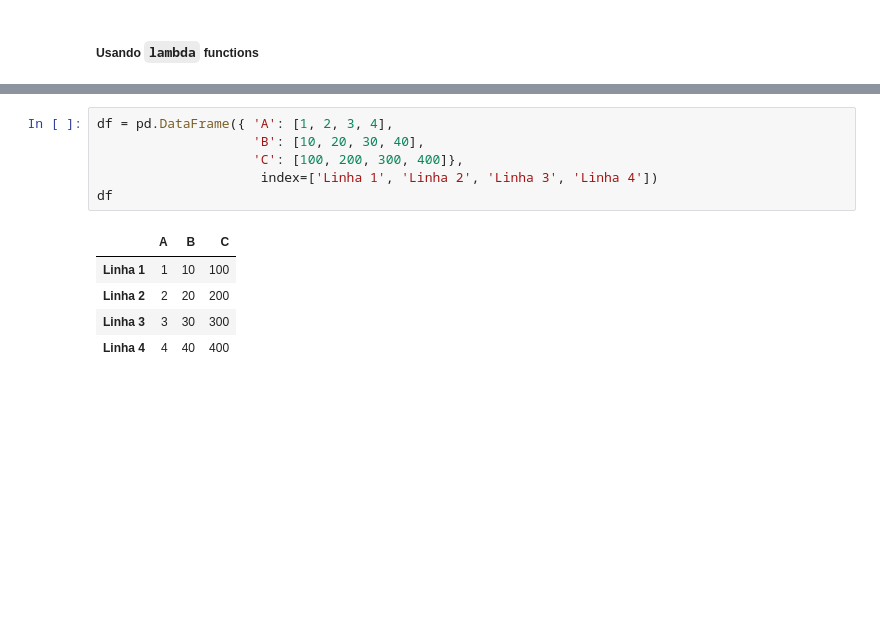
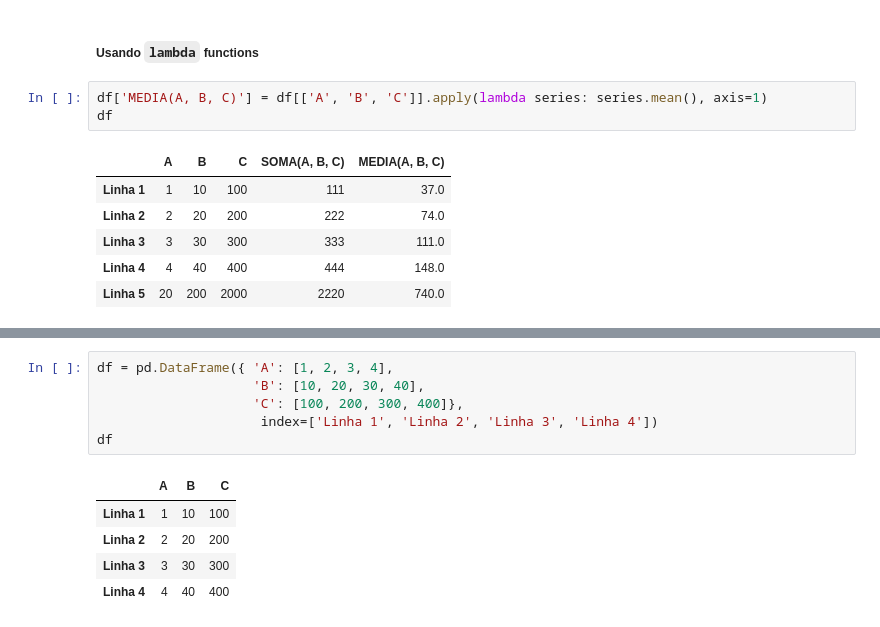
Before and after one commit to Danielfp1/Manipulacao-de-Dados-com-Pandas, a Jupyter notebook: manipulacao_de_dados_codigo_base.ipynb, the cells around one changed output, grey strips where cells are left out. Saved outputs shown, nothing was run; the diff lists cells and outputs as text; blank space fills up the shorter version.

```diff
--- a/manipulacao_de_dados_codigo_base.ipynb
+++ b/manipulacao_de_dados_codigo_base.ipynb
@@ -2179,3 +2226,13 @@ Fonte: https://www.allthesnippets.com/browse/pandas/df_axis.html
 <img src='./imagens/apply_axis_0.png' width=250/>
 # %% [markdown]
 ##### Usando `lambda` functions
+# %%
+df['MEDIA(A, B, C)'] = df[['A', 'B', 'C']].apply(lambda series: series.mean(), axis=1)
+df
+# %% [output]
+|  | A | B | C | SOMA(A, B, C) | MEDIA(A, B, C) |
+| Linha 1 | 1 | 10 | 100 | 111 | 37.0 |
+| Linha 2 | 2 | 20 | 200 | 222 | 74.0 |
+| Linha 3 | 3 | 30 | 300 | 333 | 111.0 |
+| Linha 4 | 4 | 40 | 400 | 444 | 148.0 |
+| Linha 5 | 20 | 200 | 2000 | 2220 | 740.0 |
```
Also changed, not shown: parts of 15 cells of this notebook, 5 other files.
